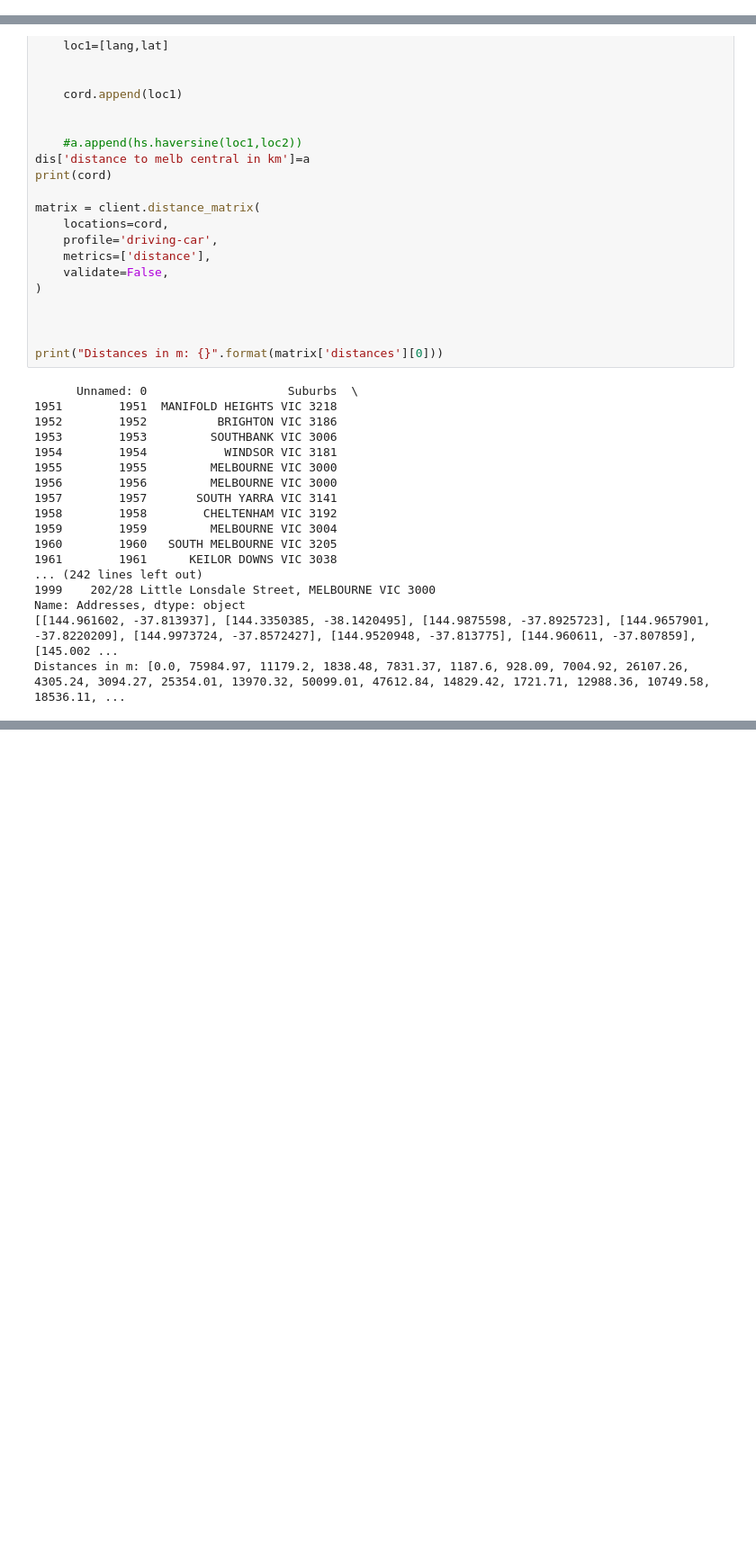
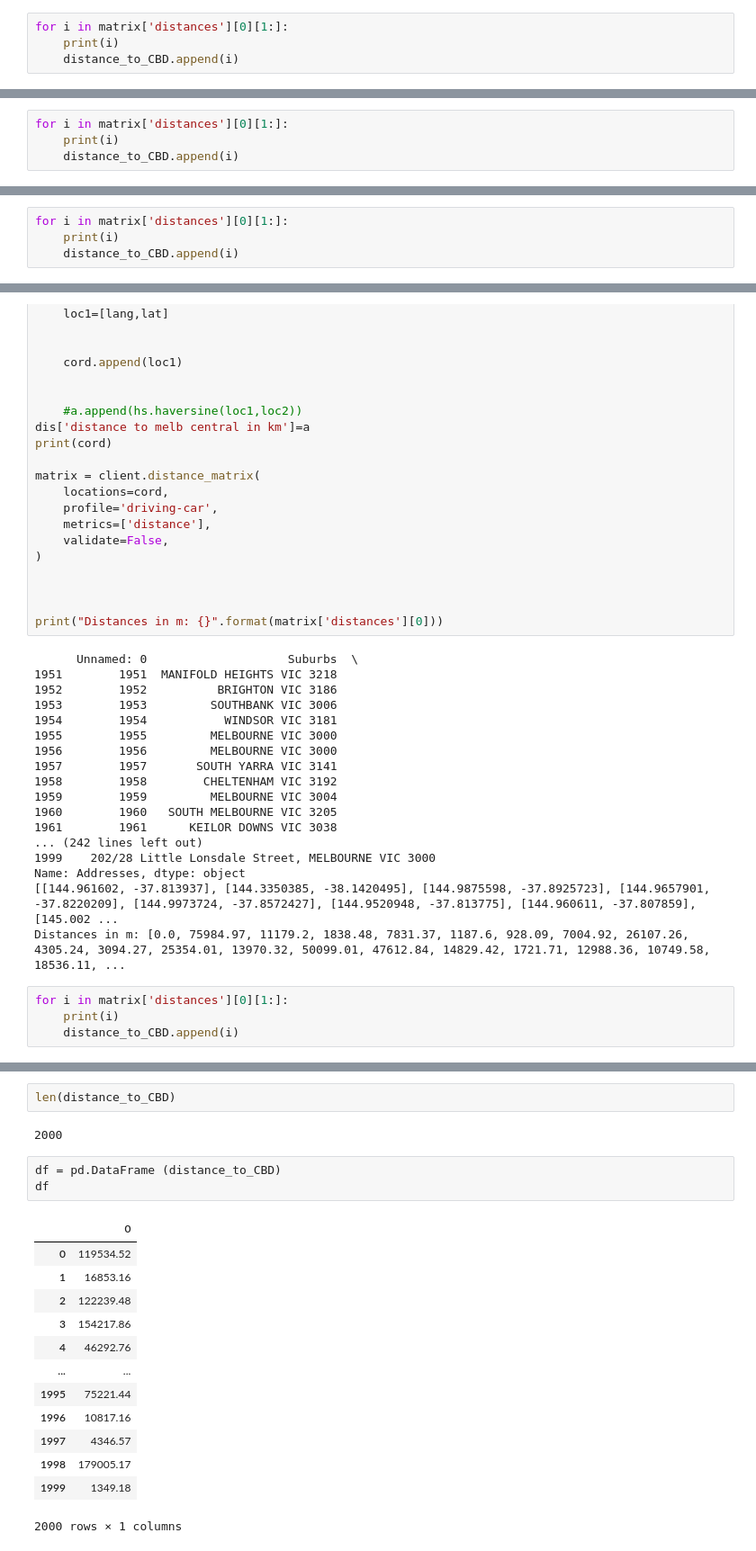
Before and after one commit to MAST30034-Applied-Data-Science/generic-real-estate-consulting-project-group-29, a Jupyter notebook: notebooks/API.ipynb, the cells around one changed output, grey strips where cells are left out. Shown: that part at 90% size. Drawn from its saved outputs; the diff is of its cells as text; blank space fills up the shorter version.

```diff
--- a/notebooks/API.ipynb
+++ b/notebooks/API.ipynb
@@ -2431,3 +3212,7 @@ print("Distances in m: {}".format(matrix['distances'][0]))
 Name: Addresses, dtype: object
 [[144.961602, -37.813937], [144.9766439, -38.3278836], [145.0886893, -37.6497615], [144.3199378, -38.1956887], [144.3495942, -38.177011], [145.2422999, -37.975243], [144.9576035, -37.8145042], [144.87 ...
 Distances in m: [0.0, 83574.7, 24001.19, 84357.37, 88175.3, 34461.97, 423.05, 11640.64, 14041.4, 7345.21, 4601.5, 156155.19, 1286.92, 10350.25, 2225.39, 9319.58, 3139.39, 402092.0, 6175.12, 8226.58, 1 ...
+# %%
+for i in matrix['distances'][0][1:]:
+    print(i)
+    distance_to_CBD.append(i)
@@ -2496,3 +3299,7 @@ print("Distances in m: {}".format(matrix['distances'][0]))
 Name: Addresses, dtype: object
 [[144.961602, -37.813937], [145.0819452, -37.891341], [144.9781421, -37.7973736], [145.116771, -37.775779], [145.03672, -37.8762766], [145.0046249, -37.8654857], [144.9489019, -37.8344171], [144.97622 ...
 Distances in m: [0.0, 18638.05, 3125.33, 18441.53, 12803.08, 9343.88, 3321.34, 8440.17, 10722.85, 9189.17, 1049.98, 24228.63, 52380.54, 34162.49, 21783.11, 5908.58, 25719.58, 8802.19, 8498.85, 2688.08 ...
+# %%
+for i in matrix['distances'][0][1:]:
+    print(i)
+    distance_to_CBD.append(i)
@@ -2561,3 +3386,7 @@ print("Distances in m: {}".format(matrix['distances'][0]))
 Name: Addresses, dtype: object
 [[144.961602, -37.813937], [144.966801, -37.8091709], [144.357603, -38.1447374], [144.3240199, -38.1863679], [144.8815887, -37.7712558], [144.9658569, -37.82284060000001], [145.1825386, -38.1507251],  ...
 Distances in m: [0.0, 1090.58, 77067.23, 85888.81, 10250.1, 1808.97, 55712.71, 32043.84, 11941.9, 28054.06, 2733.98, 11717.08, 10344.63, 5035.73, 5167.35, 543335.25, 6612.1, 12065.44, 20354.01, 1926.7 ...
+# %%
+for i in matrix['distances'][0][1:]:
+    print(i)
+    distance_to_CBD.append(i)
@@ -2625,3 +3472,7 @@ print("Distances in m: {}".format(matrix['distances'][0]))
 Name: Addresses, dtype: object
 [[144.961602, -37.813937], [144.3350385, -38.1420495], [144.9875598, -37.8925723], [144.9657901, -37.8220209], [144.9973724, -37.8572427], [144.9520948, -37.813775], [144.960611, -37.807859], [145.002 ...
 Distances in m: [0.0, 75984.97, 11179.2, 1838.48, 7831.37, 1187.6, 928.09, 7004.92, 26107.26, 4305.24, 3094.27, 25354.01, 13970.32, 50099.01, 47612.84, 14829.42, 1721.71, 12988.36, 10749.58, 18536.11, ...
+# %%
+for i in matrix['distances'][0][1:]:
+    print(i)
+    distance_to_CBD.append(i)
@@ -2627,0 +3498,21 @@ Distances in m: [0.0, 75984.97, 11179.2, 1838.48, 7831.37, 1187.6, 928.09, 7004.
+# %%
+len(distance_to_CBD)
+# %% [output]
+2000
+# %%
+df = pd.DataFrame (distance_to_CBD)
+df
+# %% [output]
+|  | 0 |
+| 0 | 119534.52 |
+| 1 | 16853.16 |
+| 2 | 122239.48 |
+| 3 | 154217.86 |
+| 4 | 46292.76 |
+| ... | ... |
+| 1995 | 75221.44 |
+| 1996 | 10817.16 |
+| 1997 | 4346.57 |
+| 1998 | 179005.17 |
+| 1999 | 1349.18 |
+2000 rows × 1 columns
```
Also changed, not shown: parts of 42 cells of this notebook.
